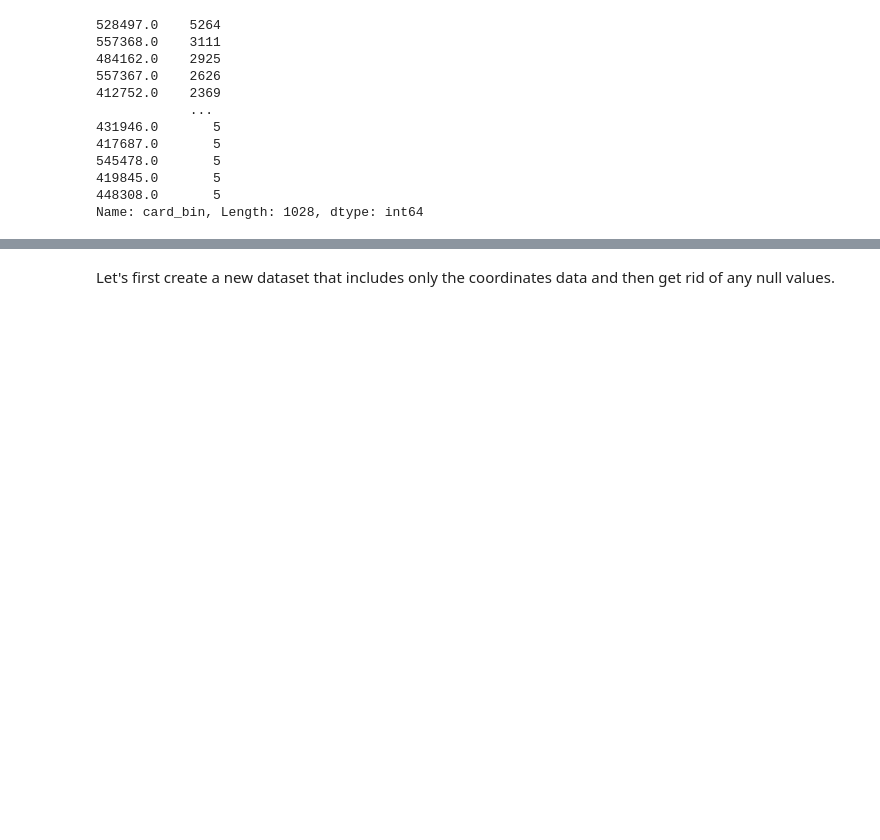
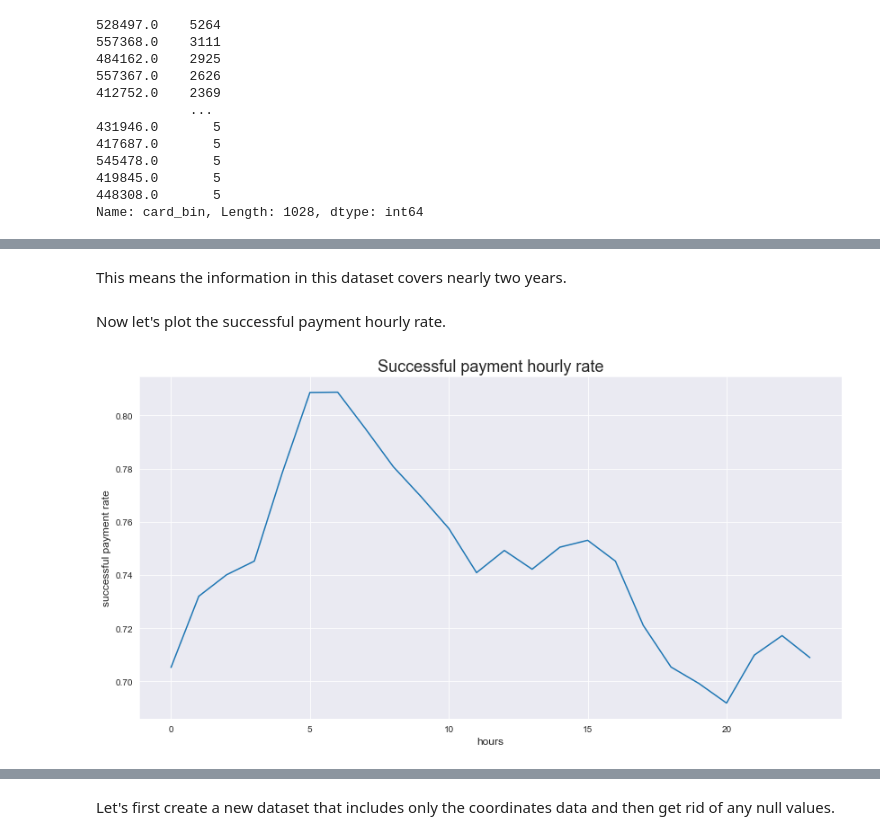
Before and after one commit to Steve389/first_time_payments_analysis, a Jupyter notebook: first_time_payments_analysis.ipynb, the cells around one changed output, grey strips where cells are left out. Drawn from its saved outputs; the diff is of its cells as text; code cells hidden in the pictures; blank space fills up the shorter version.

```diff
--- a/first_time_payments_analysis.ipynb
+++ b/first_time_payments_analysis.ipynb
@@ -114,0 +172,3 @@ One useful development would be to set a filter that detects cards that were use
+# %%
+payments['created'] = pd.to_datetime(payments.created)
+payments['is_successful_payment'] = payments.is_successful_payment.astype('bool')
@@ -114,0 +182,20 @@ One useful development would be to set a filter that detects cards that were use
+# %% [markdown]
+This means the information in this dataset covers nearly two years.
+# %% [markdown]
+Now let's plot the successful payment hourly rate.
+# %%
+plt.rcParams["figure.figsize"] = (14,7)
+
+sns.set_style("darkgrid")
+
+hourly_rate = payments.groupby(payments.created.dt.hour)['is_successful_payment'].mean()
+
+sns.lineplot(data=hourly_rate)
+
+plt.xlabel('hours', fontsize=12)
+plt.ylabel('successful payment rate',fontsize=12)
+plt.title('Successful payment hourly rate', fontsize=18)
+
+plt.show()
+# %% [output]
+[figure, added]
```
Also changed, not shown: parts of 48 cells of this notebook, 5 other files.
